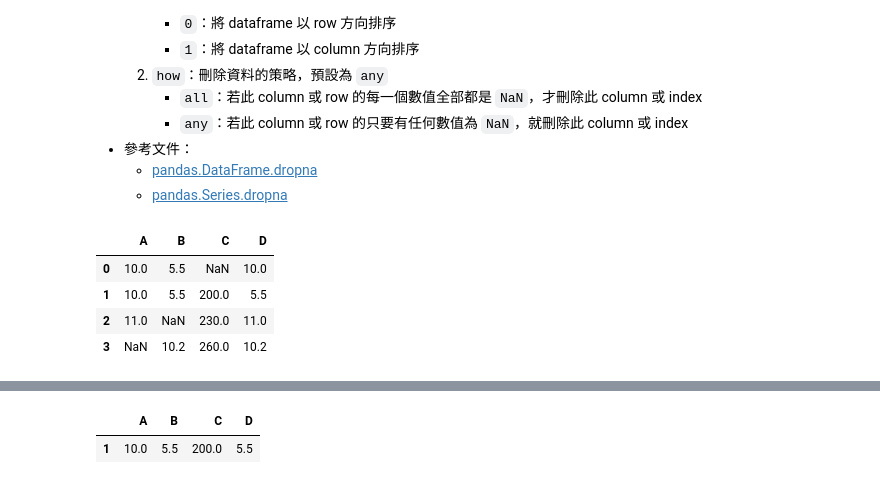
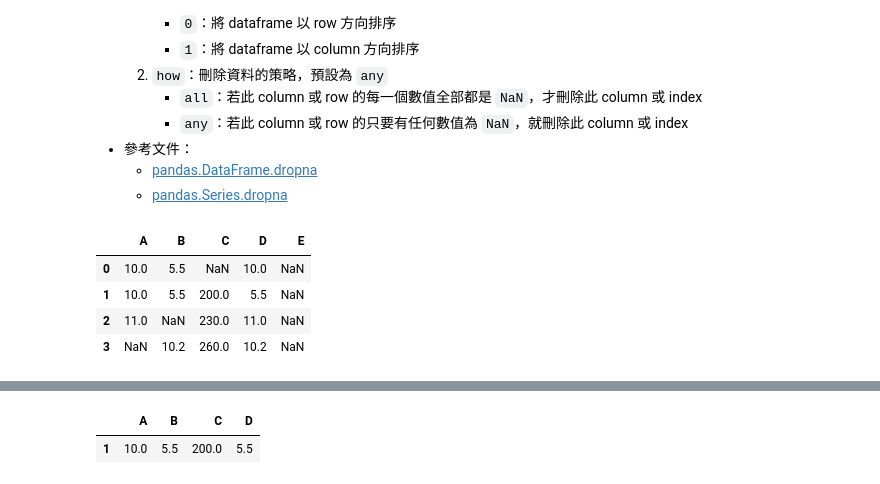
Before and after one commit to yatingAnne/pandas_training, a Jupyter notebook: Chapter 6 - Modifying DataFrame_turbofan.ipynb, the cells around one changed output, grey strips where cells are left out. Saved outputs shown, nothing was run; the diff lists cells and outputs as text; code cells hidden in the pictures.

```diff
--- a/Chapter 6 - Modifying DataFrame_turbofan.ipynb
+++ b/Chapter 6 - Modifying DataFrame_turbofan.ipynb
@@ -454,13 +491,15 @@ df = df_bak.copy()
 # %%
 # 先製作一個比較小的 DataFrame 來展示功能
 tmp_dropna = pd.DataFrame({"A" : [10, 10, 11, np.nan],
                            "B" : [5.5, 5.5, np.nan, 10.2],
                            "C" : [np.nan, 200, 230, 260],
-                           "D" : [10, 5.5, 11.0, 10.2]})
+                           "D" : [10, 5.5, 11.0, 10.2],
+                           "E" : [np.nan, np.nan, np.nan, np.nan]
+                          })
 tmp_dropna
 # %% [output]
-|  | A | B | C | D |
-| 0 | 10.0 | 5.5 | NaN | 10.0 |
-| 1 | 10.0 | 5.5 | 200.0 | 5.5 |
-| 2 | 11.0 | NaN | 230.0 | 11.0 |
-| 3 | NaN | 10.2 | 260.0 | 10.2 |
+|  | A | B | C | D | E |
+| 0 | 10.0 | 5.5 | NaN | 10.0 | NaN |
+| 1 | 10.0 | 5.5 | 200.0 | 5.5 | NaN |
+| 2 | 11.0 | NaN | 230.0 | 11.0 | NaN |
+| 3 | NaN | 10.2 | 260.0 | 10.2 | NaN |
```
Also changed, not shown: parts of 13 cells of this notebook, 4 other files.
